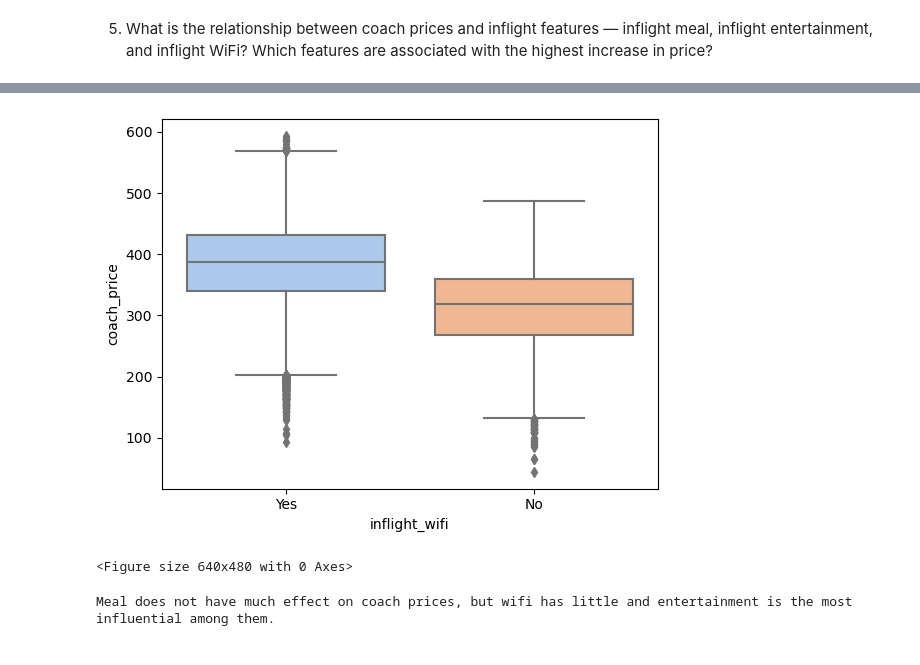
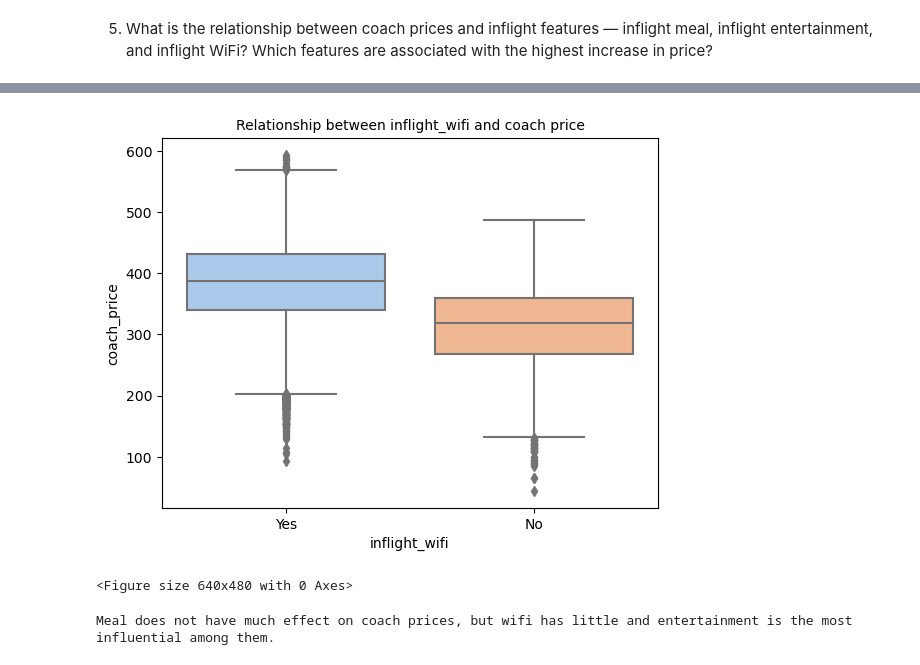
Before and after one commit to LiZoMark841619/Balazs1982, a Jupyter notebook: Jupyter_files/Codecademy_Projects/Airline_analysis/Airline Analysis.ipynb, the cells around one changed output, grey strips where cells are left out. Cells and saved outputs as stored; diff of their text form; code cells hidden in the pictures.

```diff
--- a/Jupyter_files/Codecademy_Projects/Airline_analysis/Airline Analysis.ipynb
+++ b/Jupyter_files/Codecademy_Projects/Airline_analysis/Airline Analysis.ipynb
@@ -197,10 +174,11 @@ plt.clf()
 <Figure size 640x480 with 0 Axes>
 # %%
 sns.boxplot(x='inflight_wifi', y='coach_price', data=flight, palette='pastel')
+plt.title(f'Relationship between inflight_wifi and coach price', fontsize=10)
 plt.show()
 plt.clf()
 # %% [output]
-[figure, old version]
+[figure, new version]
 <Figure size 640x480 with 0 Axes>
 # %%
 print('Meal does not have much effect on coach prices, but wifi has little and entertainment is the most influential among them.')
```
Also changed, not shown: parts of 18 cells of this notebook.
